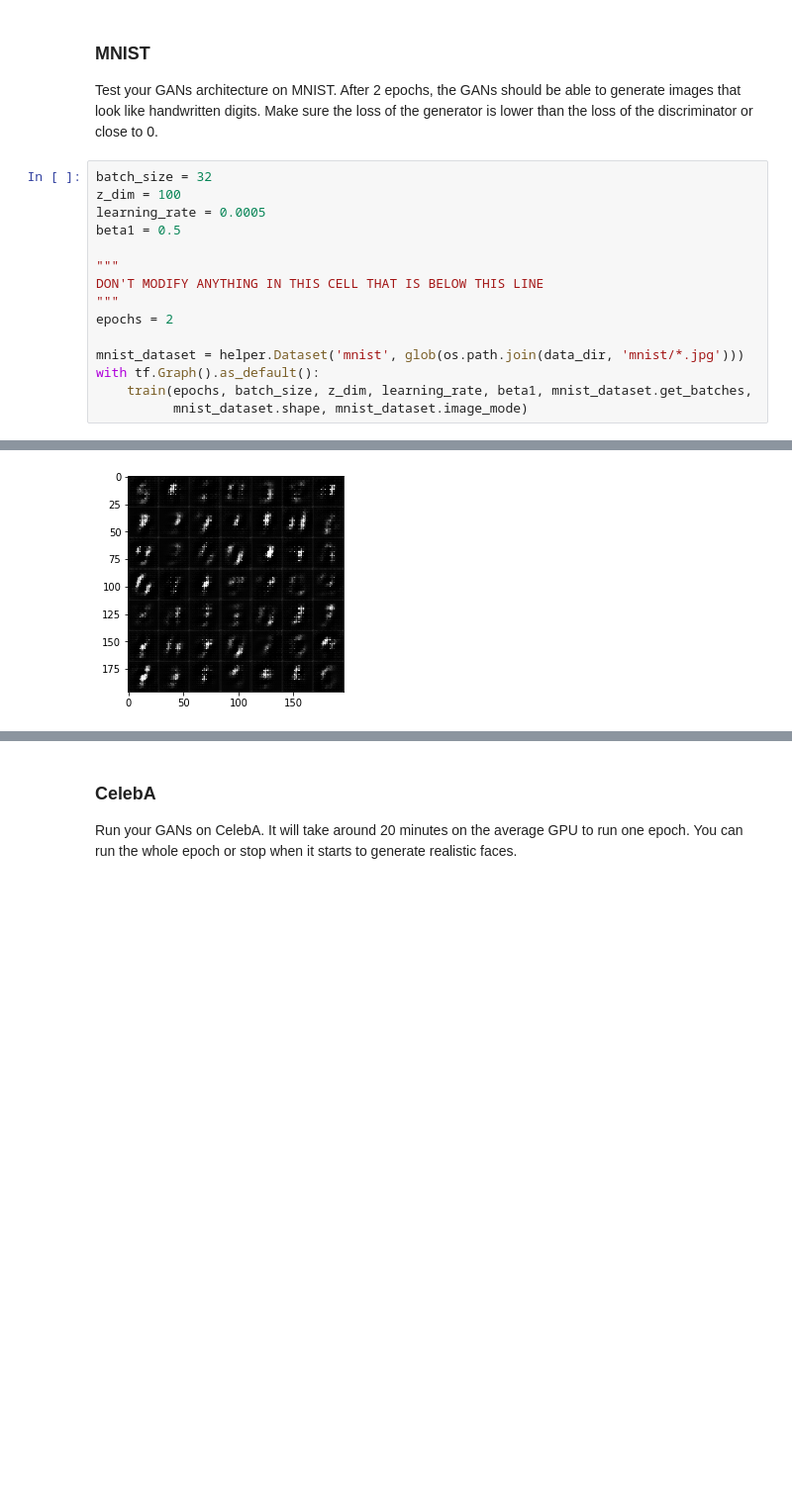
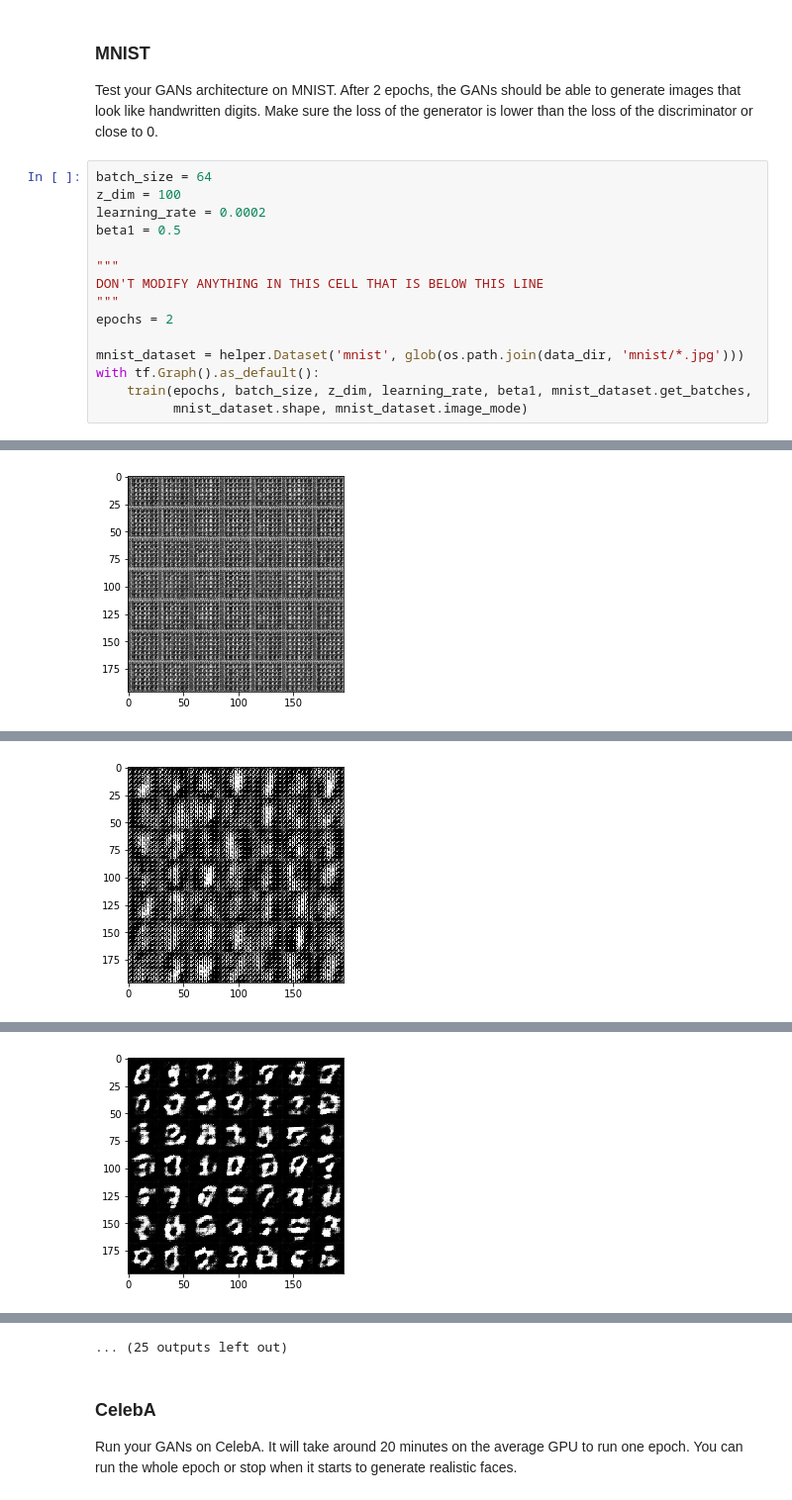
Before and after one commit to chrisoconnor001/udacity, a Jupyter notebook: face_generation/dlnd_face_generation.ipynb, the cells around one changed output, grey strips where cells are left out. Shown at 99% size. Drawn from its saved outputs; the diff is of its cells as text; blank space fills up the shorter version.

```diff
--- a/face_generation/dlnd_face_generation.ipynb
+++ b/face_generation/dlnd_face_generation.ipynb
@@ -391,9 +387,9 @@ def train(epoch_count, batch_size, z_dim, learning_rate, beta1, get_batches, dat
 ### MNIST
 Test your GANs architecture on MNIST.  After 2 epochs, the GANs should be able to generate images that look like handwritten digits.  Make sure the loss of the generator is lower than the loss of the discriminator or close to 0.
 # %%
-batch_size = 32
+batch_size = 64
 z_dim = 100
-learning_rate = 0.0005
+learning_rate = 0.0002
 beta1 = 0.5
 
 """
@@ -419 +415 @@ Epoch 1/2... Generator Loss: 1.5548 Discriminator Loss: 0.7912... Difference (sh
-[figure, old version]
+[figure, new version]
@@ -419,0 +426 @@ Epoch 1/2... Generator Loss: 1.5548 Discriminator Loss: 0.7912... Difference (sh
+[figure, added]
@@ -419,0 +437 @@ Epoch 1/2... Generator Loss: 1.5548 Discriminator Loss: 0.7912... Difference (sh
+[figure, added]
@@ -420,3 +471,4 @@ Epoch 1/2... Generator Loss: 1.5548 Discriminator Loss: 0.7912... Difference (sh
+... (25 outputs left out)
 # %% [markdown]
 ### CelebA
 Run your GANs on CelebA.  It will take around 20 minutes on the average GPU to run one epoch.  You can run the whole epoch or stop when it starts to generate realistic faces.
```
Also changed, not shown: parts of 3 cells of this notebook.
